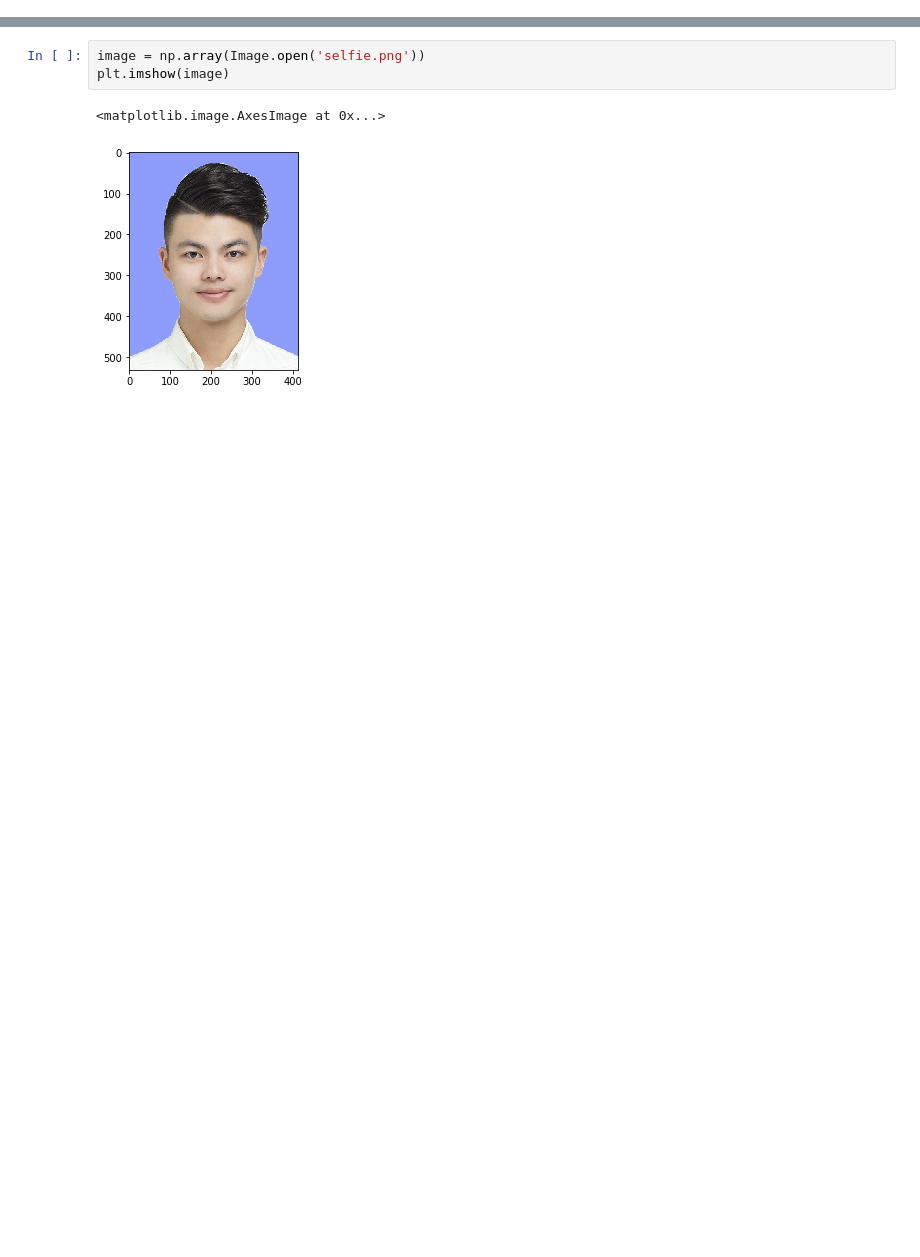
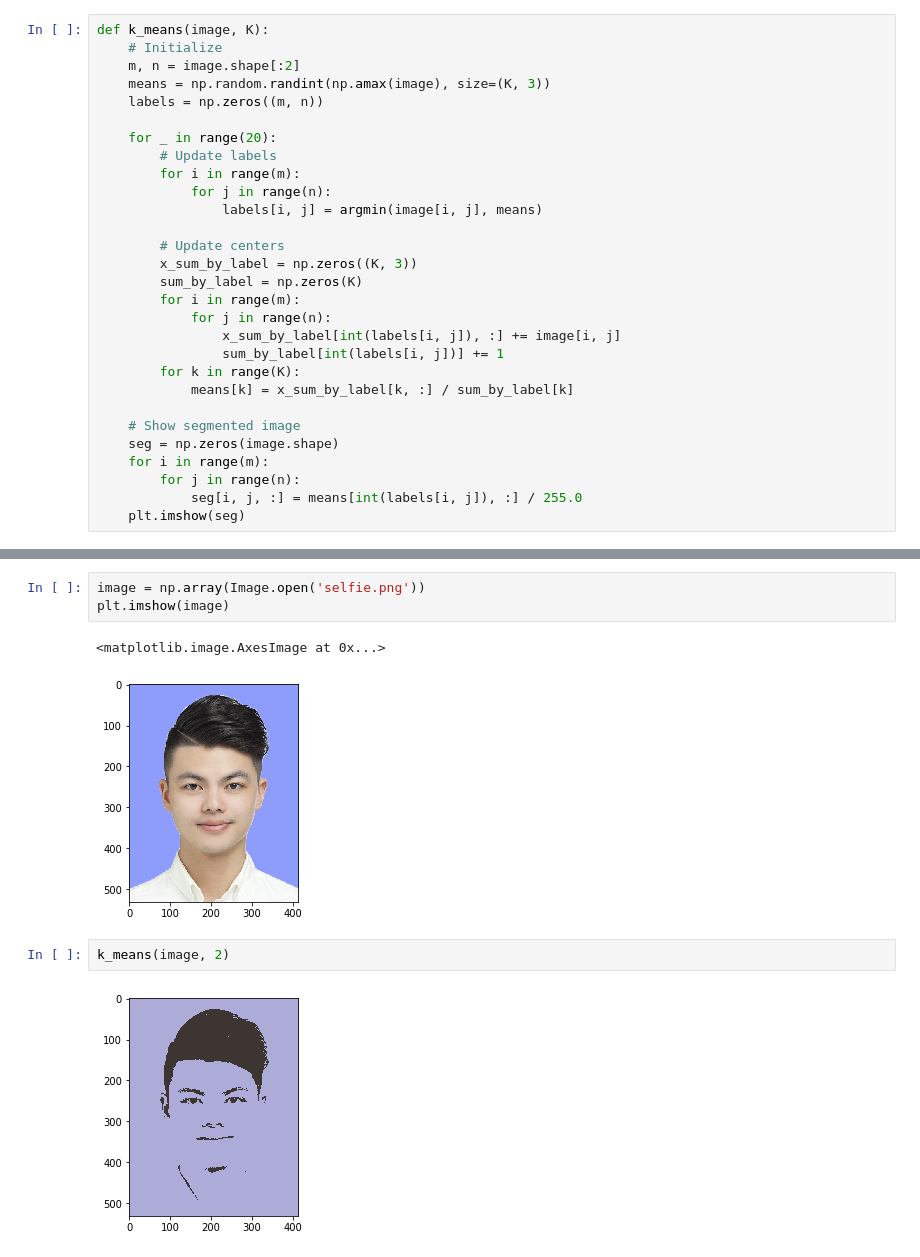
Before and after one commit to allenhyp/EE240_Pattern_Recognition, a Jupyter notebook: hw_4/h4_3.ipynb, the cells around one changed output, grey strips where cells are left out. Saved outputs shown, nothing was run; the diff lists cells and outputs as text; blank space fills up the shorter version.

```diff
--- a/hw_4/h4_3.ipynb
+++ b/hw_4/h4_3.ipynb
@@ -9,0 +20,29 @@ from PIL import Image
+# %%
+def k_means(image, K):
+    # Initialize
+    m, n = image.shape[:2]
+    means = np.random.randint(np.amax(image), size=(K, 3))
+    labels = np.zeros((m, n))
+
+    for _ in range(20):
+        # Update labels
+        for i in range(m):
+            for j in range(n):
+                labels[i, j] = argmin(image[i, j], means)
+
+        # Update centers
+        x_sum_by_label = np.zeros((K, 3))
+        sum_by_label = np.zeros(K)
+        for i in range(m):
+            for j in range(n):
+                x_sum_by_label[int(labels[i, j]), :] += image[i, j]
+                sum_by_label[int(labels[i, j])] += 1
+        for k in range(K):
+            means[k] = x_sum_by_label[k, :] / sum_by_label[k]
+
+    # Show segmented image
+    seg = np.zeros(image.shape)
+    for i in range(m):
+        for j in range(n):
+            seg[i, j, :] = means[int(labels[i, j]), :] / 255.0
+    plt.imshow(seg)
@@ -13,3 +54,7 @@ plt.imshow(image)
 # %% [output]
 <matplotlib.image.AxesImage at 0x...>
 [figure]
+# %%
+k_means(image, 2)
+# %% [output]
+[figure, added]
```
Also changed, not shown: parts of 12 cells of this notebook, 1 other file.
